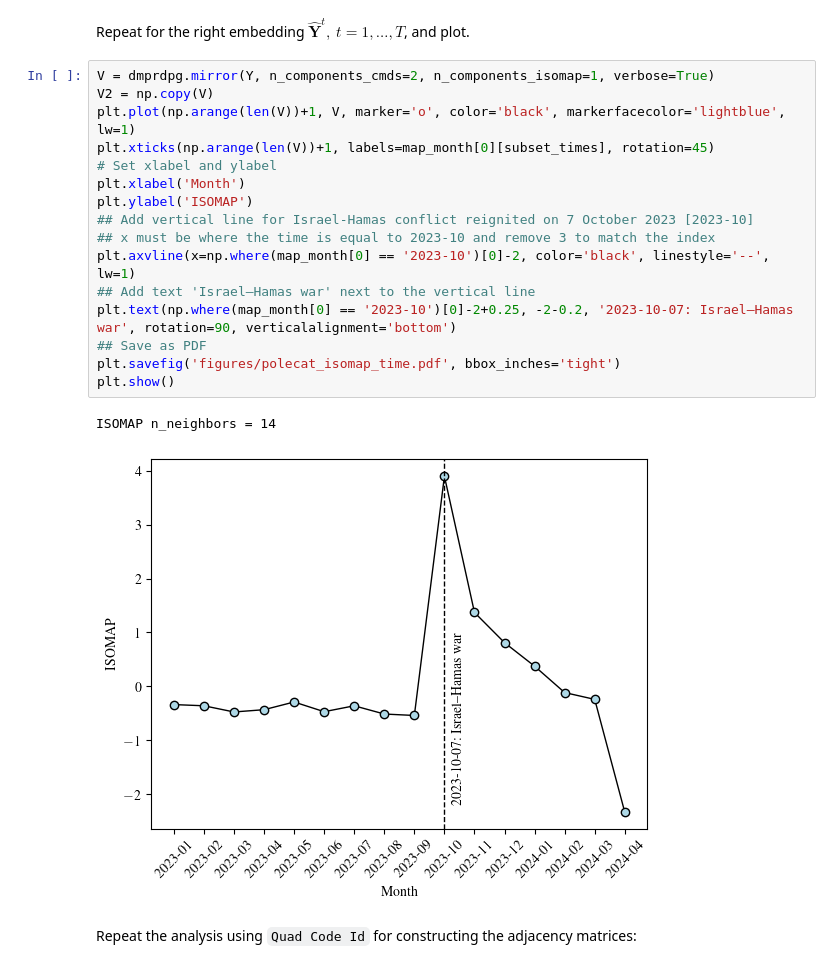
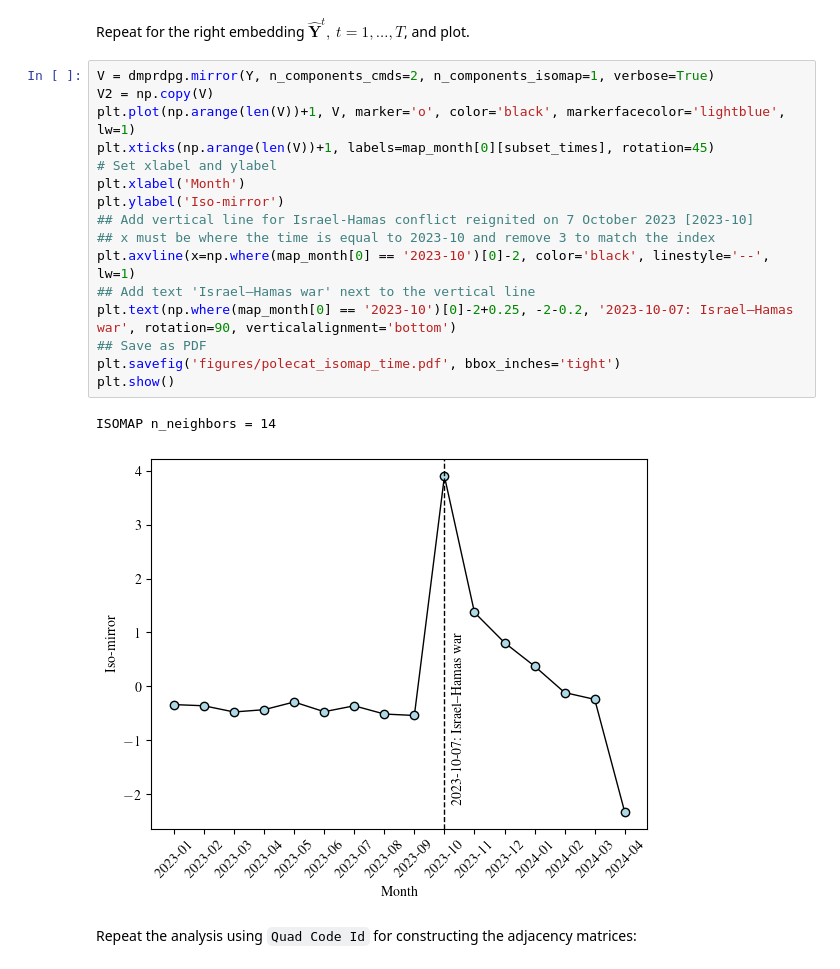
Before and after one commit to mjbaum/dmprdpg, a Jupyter notebook: notebooks/polecat.ipynb, the cells around one changed output. Cells and saved outputs as stored; diff of their text form.

```diff
--- a/notebooks/polecat.ipynb
+++ b/notebooks/polecat.ipynb
@@ -158,22 +158,22 @@ Repeat for the right embedding $\hat{\mathbf{Y}}^t,\ t=1,\dots,T$, and plot.
 # %%
 V = dmprdpg.mirror(Y, n_components_cmds=2, n_components_isomap=1, verbose=True)
 V2 = np.copy(V)
 plt.plot(np.arange(len(V))+1, V, marker='o', color='black', markerfacecolor='lightblue', lw=1)
 plt.xticks(np.arange(len(V))+1, labels=map_month[0][subset_times], rotation=45)
 # Set xlabel and ylabel
 plt.xlabel('Month')
-plt.ylabel('ISOMAP')
+plt.ylabel('Iso-mirror')
 ## Add vertical line for Israel-Hamas conflict reignited on 7 October 2023 [2023-10]
 ## x must be where the time is equal to 2023-10 and remove 3 to match the index
 plt.axvline(x=np.where(map_month[0] == '2023-10')[0]-2, color='black', linestyle='--', lw=1)
 ## Add text 'Israel–Hamas war' next to the vertical line
 plt.text(np.where(map_month[0] == '2023-10')[0]-2+0.25, -2-0.2, '2023-10-07: Israel–Hamas war', rotation=90, verticalalignment='bottom')
 ## Save as PDF
 plt.savefig('figures/polecat_isomap_time.pdf', bbox_inches='tight')
 plt.show()
 # %% [output]
 ISOMAP n_neighbors = 14
-[figure, old version]
+[figure, new version]
 # %% [markdown]
 Repeat the analysis using `Quad Code Id` for constructing the adjacency matrices:
 # %%
```
Also changed, not shown: parts of 7 cells of this notebook, 22 other files.
